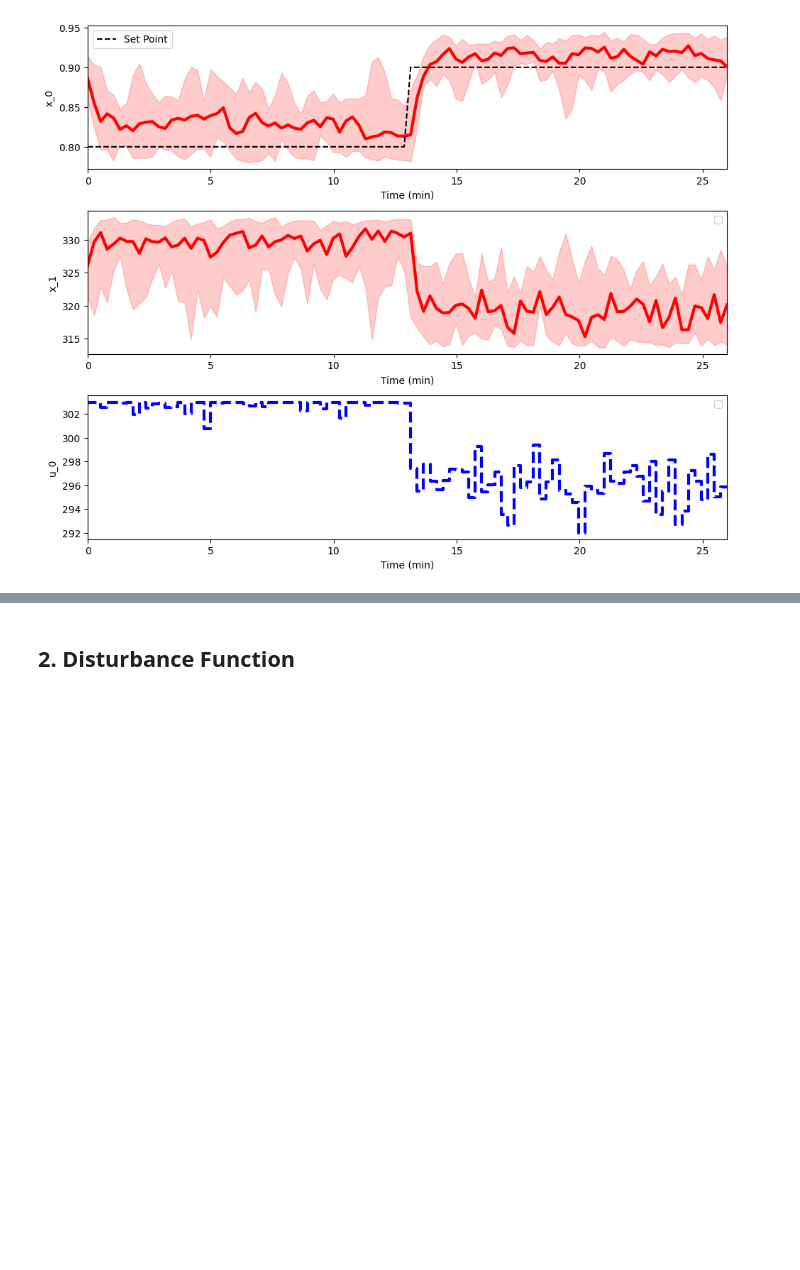
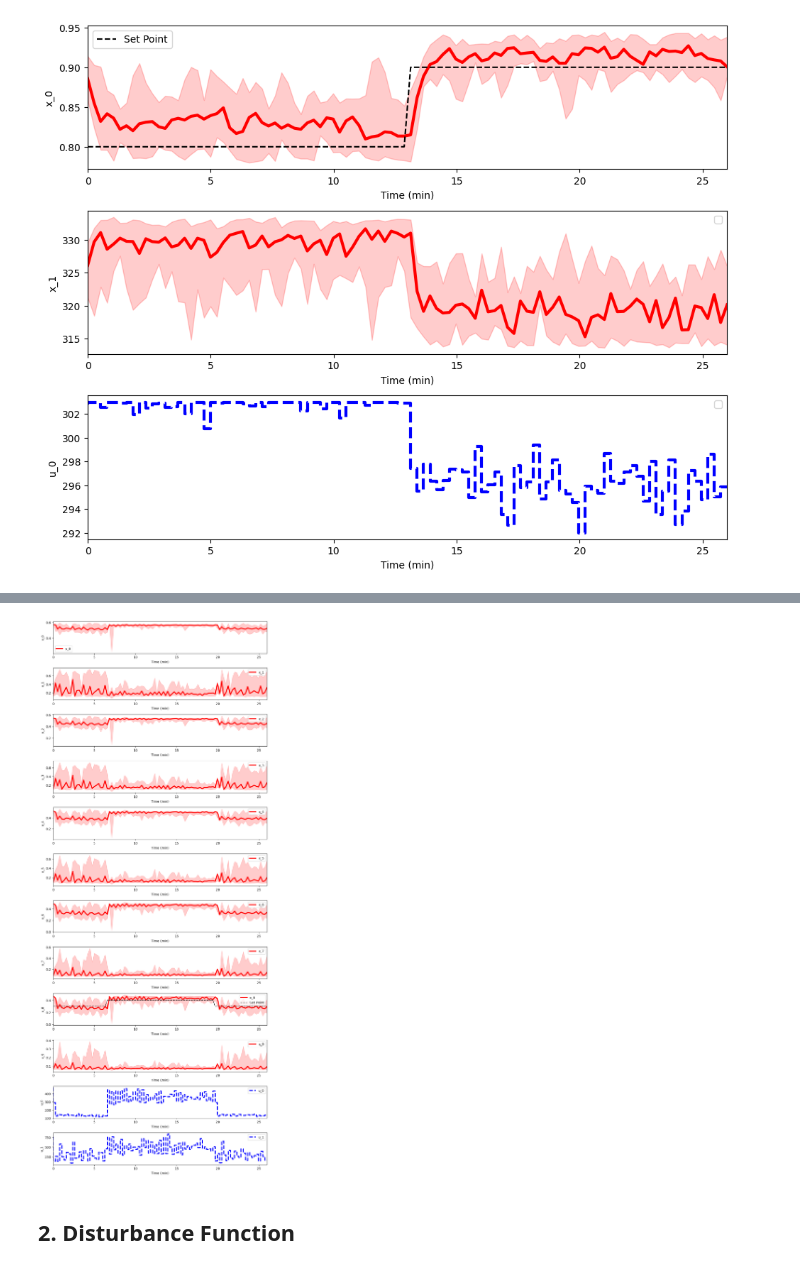
Before and after one commit to MaximilianB2/pc-gym, a Jupyter notebook: pc-gym/pc_gym showcase (PPO).ipynb, the cells around one changed output, grey strips where cells are left out. Saved outputs shown, nothing was run; the diff lists cells and outputs as text; code cells hidden in the pictures; blank space fills up the shorter version.

```diff
--- a/pc-gym/pc_gym showcase (PPO).ipynb
+++ b/pc-gym/pc_gym showcase (PPO).ipynb
@@ -83,0 +143,39 @@ No artists with labels found to put in legend.  Note that artists whose label st
+# %%
+SP = {
+      '8': [0.3 for i in range(int(nsteps/4))] + [0.4 for i in range(int(nsteps/2))]+ [0.3 for i in range(int(nsteps/4))],
+  }
+
+action_space = {
+    'low': np.array([5,10]),
+    'high':np.array([500,1000])
+}
+
+observation_space = {
+    'low' : np.array([0]*10+[0.3]),
+    'high' : np.array([1]*10+[0.4])
+}
+
+
+r_scale = {
+    '8': 1
+}
+env_params = {
+    'Nx': 10,
+    'N': nsteps,
+    'tsim':T,
+    'Nu':2,
+    'SP':SP,
+    'o_space' : observation_space,
+    'a_space' : action_space,
+    'dt': 1,
+    'x0': np.array([0.55, 0.3, 0.45, 0.25, 0.4, 0.20, 0.35, 0.15, 0.25, 0.1,0.3]),
+    'model': 'multistage_extraction_ode',
+    'r_scale': r_scale,
+    'normalise_a': True, #Normalise the actions
+    'normalise_o':True, #Normalise the states,
+    'noise':False, #Add noise to the states
+    'noise_percentage':0.001
+}
+multistage_env = Models_env(env_params)
+# %%
+initial_policy = SAC('MlpPolicy', multistage_env, verbose=1,learning_rate=0.001).learn(1e4)
@@ -84,3 +200,7 @@ No artists with labels found to put in legend.  Note that artists whose label st
+# %%
+multistage_env.plot_rollout(initial_policy,10)
+# %% [output]
+[figure, added]
 # %% [markdown]
 ## 2. Disturbance Function
 # %% [markdown]
```
Also changed, not shown: parts of 10 cells of this notebook, 6 other files.
